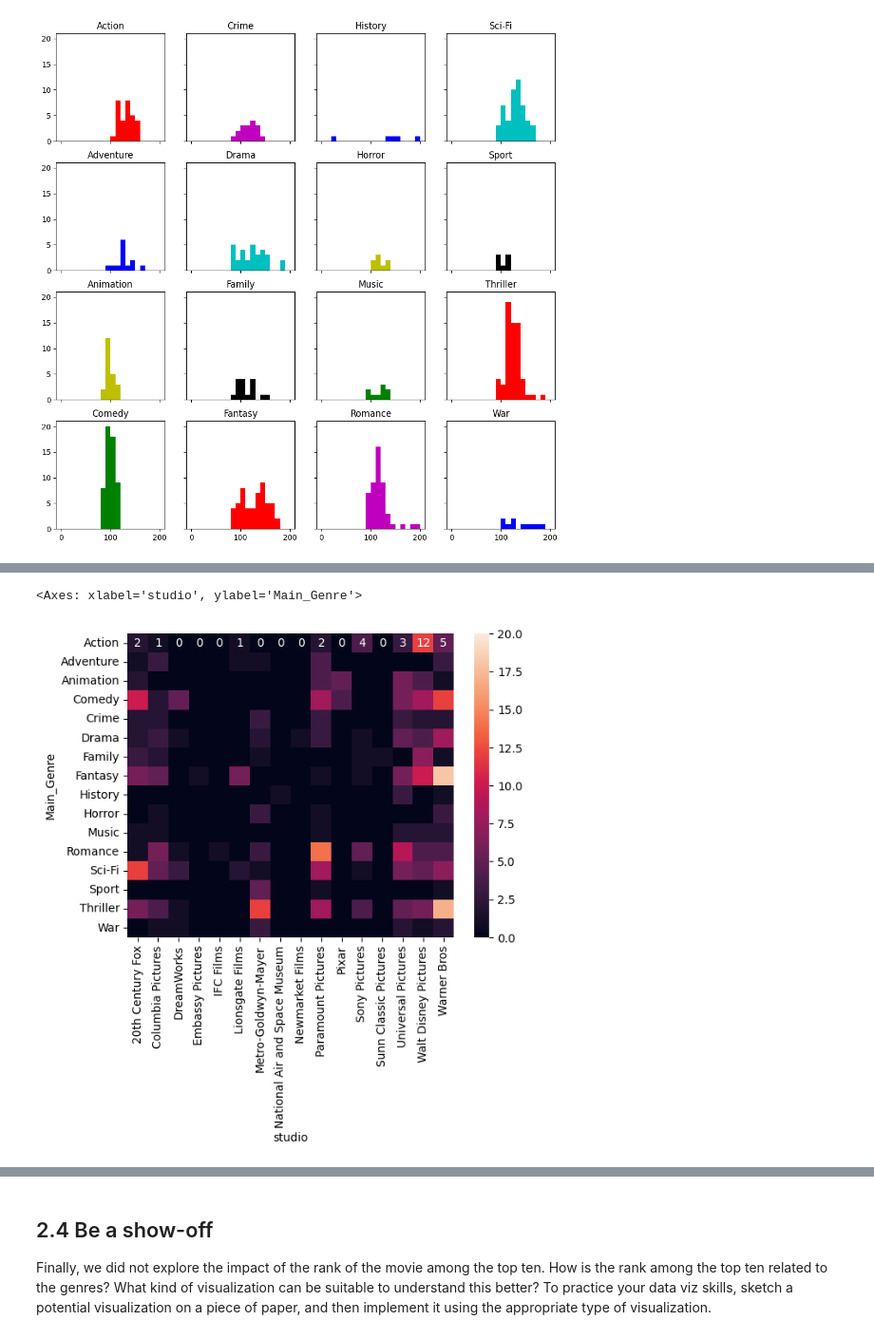
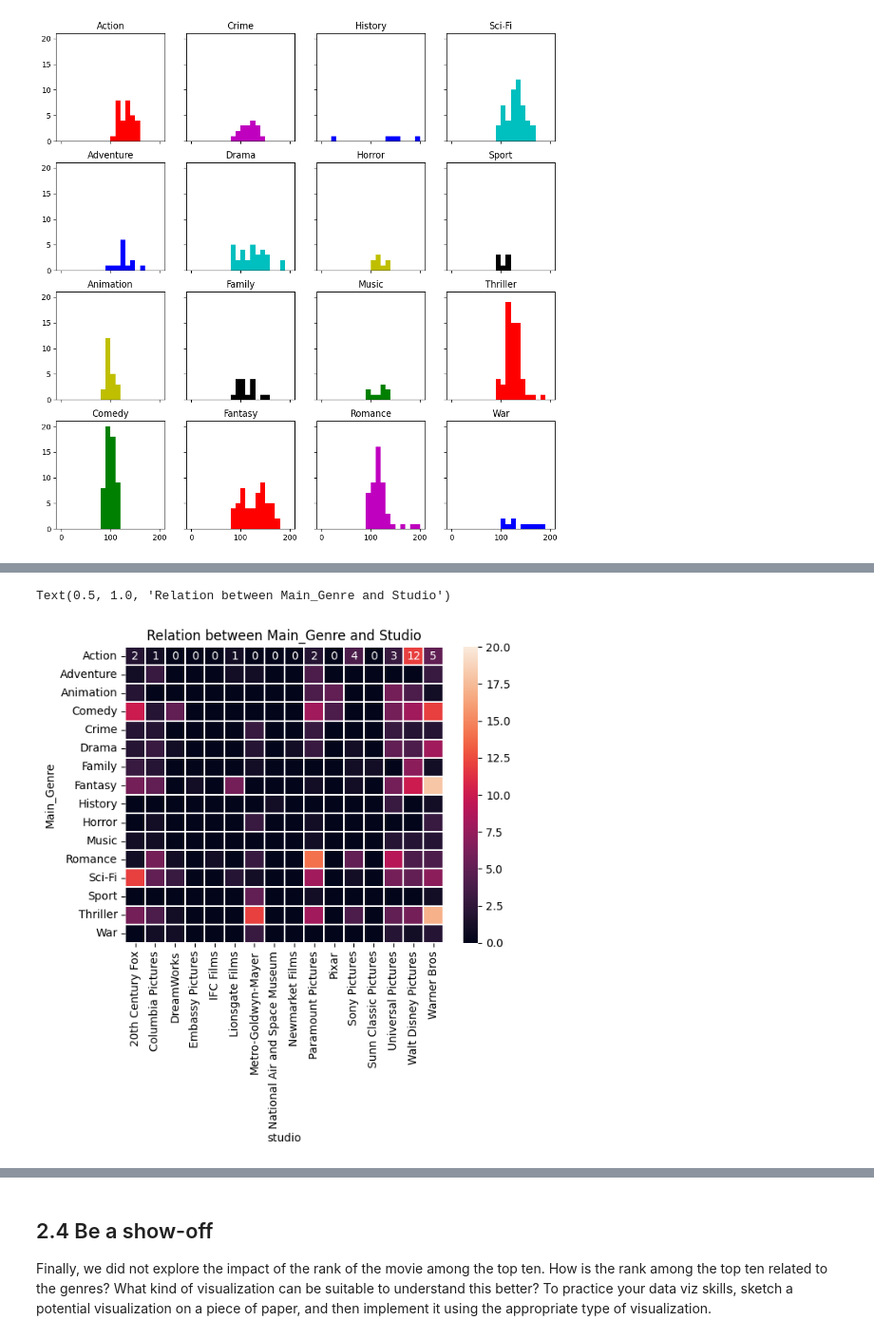
Before and after one commit to fpalmisa/2023, a Jupyter notebook: Exercises/02 - Data viz and data from the web/Becoming a DataVizard exercise.ipynb, the cells around one changed output, grey strips where cells are left out. Shown at 95% size. Cells and saved outputs as stored; diff of their text form; code cells hidden in the pictures.

```diff
--- a/Exercises/02 - Data viz and data from the web/Becoming a DataVizard exercise.ipynb
+++ b/Exercises/02 - Data viz and data from the web/Becoming a DataVizard exercise.ipynb
@@ -346,10 +346,12 @@ for i in range(0,4):
 # %%
 # Write your code to make the first heatmap here
 studio = movies['studio']
 gen = movies['Main_Genre']
 df2 = movies.copy()
 heat = pd.crosstab(index = movies["Main_Genre"], columns =movies["studio"])
-sns.heatmap(heat,annot = True, vmin = 0, vmax = 20 )
+
+sns.heatmap(heat,annot = True, vmin = 0, vmax = 20, linewidth = .005)
+plt.title('Relation between Main_Genre and Studio')
 # %% [output]
-<Axes: xlabel='studio', ylabel='Main_Genre'>
+Text(0.5, 1.0, 'Relation between Main_Genre and Studio')
-[figure, old version]
+[figure, new version]
```
Also changed, not shown: parts of 12 cells of this notebook.
